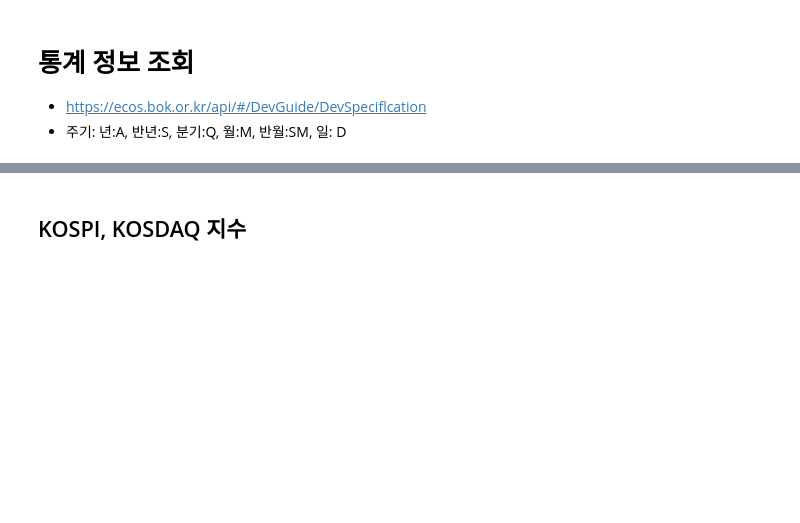
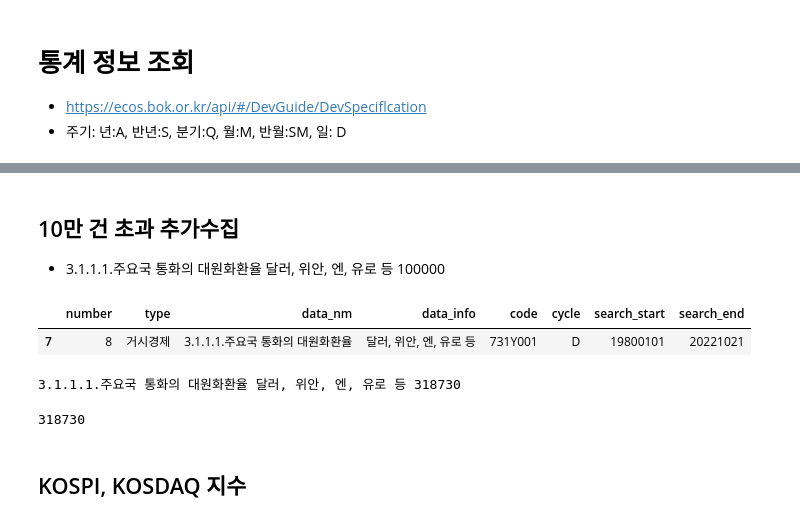
Before and after one commit to menthamin/real-estate-api, a Jupyter notebook: 한국은행_통계.ipynb, the cells around one changed output, grey strips where cells are left out. Cells and saved outputs as stored; diff of their text form; code cells hidden in the pictures; blank space fills up the shorter version.

```diff
--- a/한국은행_통계.ipynb
+++ b/한국은행_통계.ipynb
@@ -48,0 +47,8 @@ for row in tqdm(collect_df.itertuples()):
+# %% [markdown]
+## 10만 건 초과 추가수집
+- 3.1.1.1.주요국 통화의 대원화환율 달러, 위안, 엔, 유로 등 100000
+# %%
+collect_df[7:8]
+# %% [output]
+|  | number | type | data_nm | data_info | code | cycle | search_start | search_end |
+| 7 | 8 | 거시경제 | 3.1.1.1.주요국 통화의 대원화환율 | 달러, 위안, 엔, 유로 등 | 731Y001 | D | 19800101 | 20221021 |
@@ -49,3 +64,35 @@ for row in tqdm(collect_df.itertuples()):
+# %%
+# df_all = pd.concat([df_all, df])
+df_all = pd.DataFrame()
+
+for row in tqdm(collect_df[7:8].itertuples()):
+
+    data_nm = row.data_nm
+    code = row.code
+    cycle = row.cycle
+
+    for start, end in tqdm(zip(search_start_list, search_end_list)):
+
+        search_start = start
+        search_end = end
+
+        url = f"https://ecos.bok.or.kr/api/StatisticSearch/{api_key}/json/kr/1/100000/{code}/{cycle}/{search_start}/{search_end}/"
+        response = requests.get(url)
+        data = response.json()
+        df = pd.DataFrame(data["StatisticSearch"]["row"])
+        df_all = pd.concat([df_all, df])
+
+    search_start = min(search_start_list)
+    search_end = max(search_end_list)
+
+    df_all.to_csv(f"data/한국은행/{data_nm}_{code}_{cycle}_{search_start}_{search_end}.csv", index=False)
+    print(row.data_nm, row.data_info, len(df_all))
+# %% [output]
+3.1.1.1.주요국 통화의 대원화환율 달러, 위안, 엔, 유로 등 318730
+# %%
+len(df_all)
+# %% [output]
+318730
 # %% [markdown]
 ## KOSPI, KOSDAQ 지수
 # %% [markdown]
```
Also changed, not shown: parts of 7 cells of this notebook, 24 other files.
